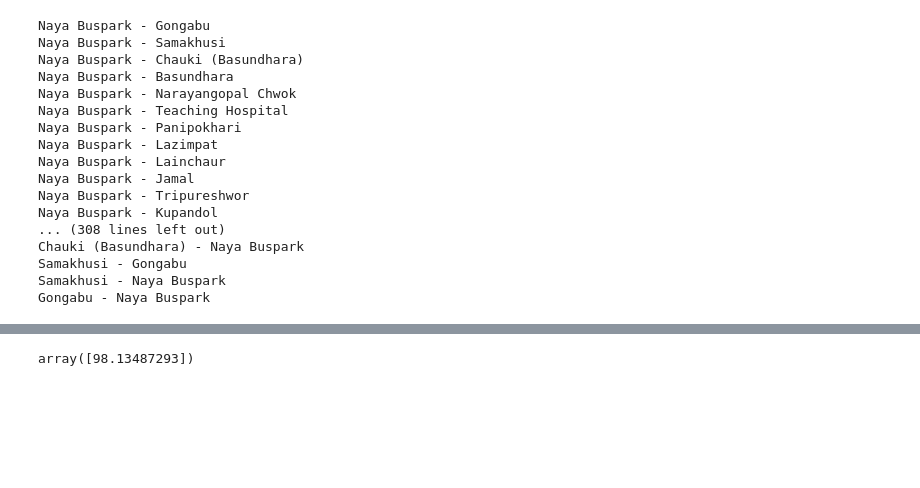
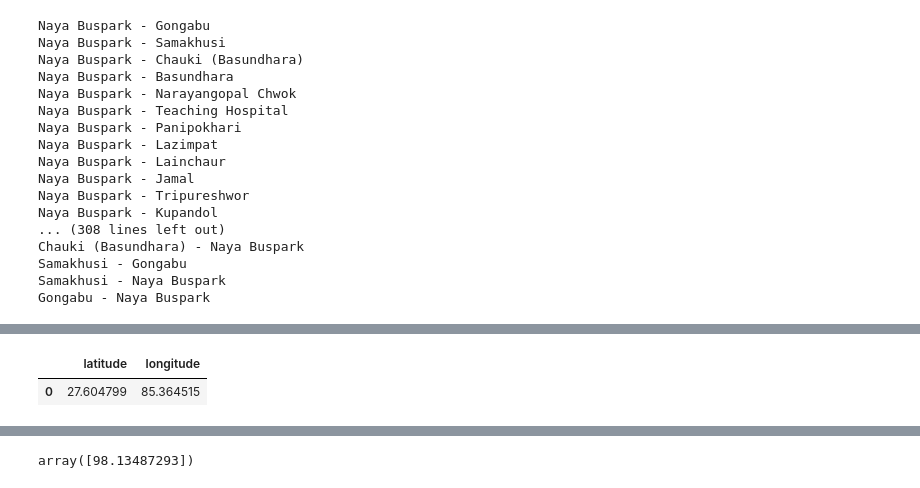
Before and after one commit to imsmritiii123/PBTanalysis, a Jupyter notebook: PBT.ipynb, the cells around one changed output, grey strips where cells are left out. Drawn from its saved outputs; the diff is of its cells as text; code cells hidden in the pictures; blank space fills up the shorter version.

```diff
--- a/PBT.ipynb
+++ b/PBT.ipynb
@@ -447,0 +495,7 @@ models
+# %%
+godawari_ratnapark = parse_kml('./Bus Routes/Godawari-Ratnapark.kml')
+# %%
+godawari_ratnapark
+# %% [output]
+|  | latitude | longitude |
+| 0 | 27.604799 | 85.364515 |
```
Also changed, not shown: parts of 16 cells of this notebook, 7 other files.
